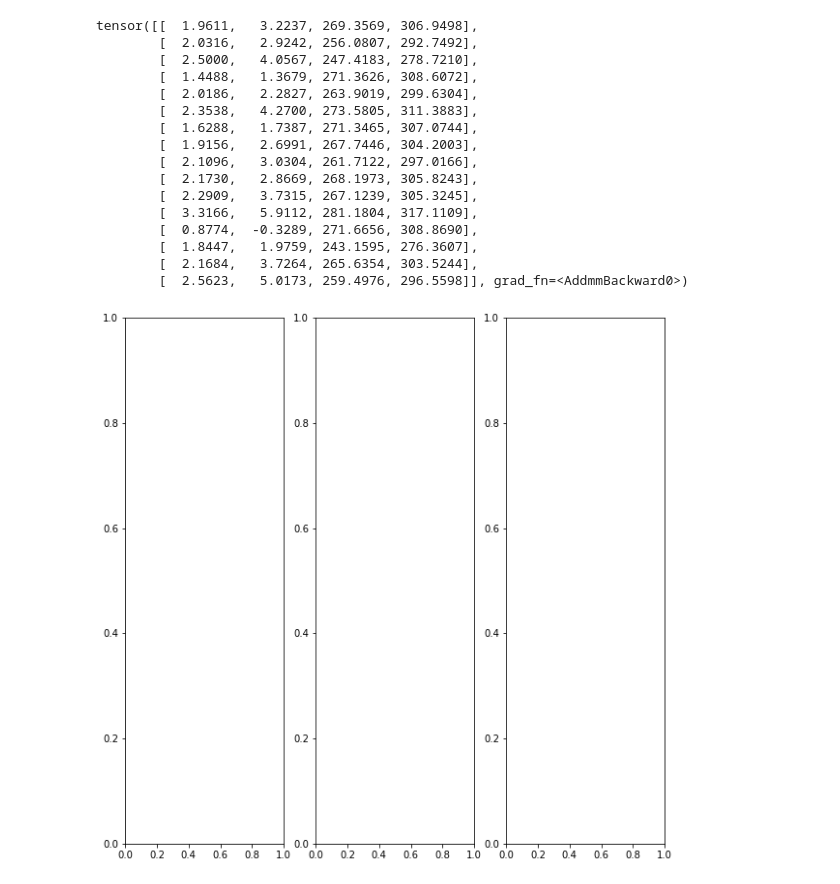
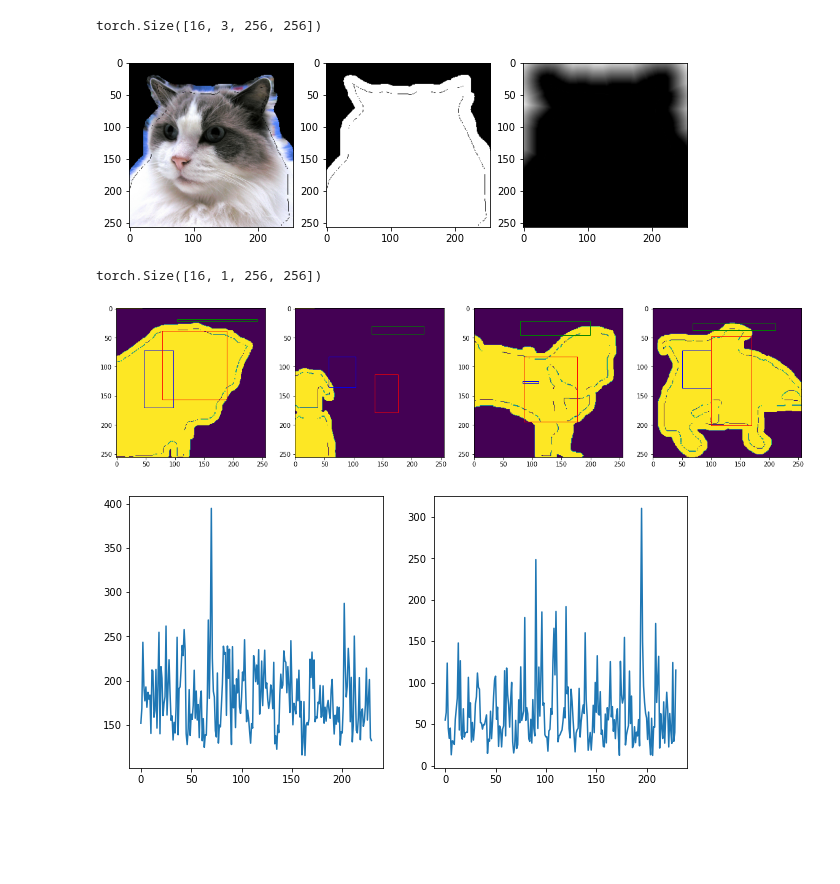
Before and after one commit to Patschwemm/Deep-Learning-Network-2D-Natural-Image-Decomposition, a Jupyter notebook: Training.ipynb, the cells around one changed output. Drawn from its saved outputs; the diff is of its cells as text; code cells hidden in the pictures; blank space fills up the shorter version.

Commit message:
Extendable Rectangles implemented, with negtive coord. penalty

```diff
--- a/Training.ipynb
+++ b/Training.ipynb
@@ -30,0 +29,13 @@ test_dataloader = DataLoader(test_dataset, batch_size=BATCH_SIZE, shuffle=False,
+# %%
+_, ax = plt.subplots(1,3, figsize=(10,10))
+
+for x, y in train_dataloader:
+    x_masked = preprocess_dataset.mask_rgb_imgs(x, y)
+    print(x_masked.shape)
+    ax[0].imshow(torch.permute(x_masked[0], (1, 2, 0)))
+    ax[1].imshow(torch.squeeze(y[0][0]), cmap="gray")
+    ax[2].imshow(torch.squeeze(y[0][1]), cmap="gray")
+    break
+# %% [output]
+torch.Size([16, 3, 256, 256])
+[figure, added]
@@ -63,41 +114,51 @@ def train(loader, model, optimizer, loss_fn, scaler, device):
 # %%
-model = DecompositionNetwork(batch_size=BATCH_SIZE)
+# triangles and squares are not defined yet
+prim_dict = {"Rectangles": 3, "Triangles": 0, "Squares": 0}
+model = DecompositionNetwork(prim_dict, batch_size=BATCH_SIZE, bias=0.1)
 optim = torch.optim.Adam(model.parameters(), lr=LEARNING_RATE)
 scaler = torch.cuda.amp.GradScaler()
-# summary(model.to(device=DEVICE), (3, 256, 256))
 
 
 for epoch in range(NUM_EPOCHS):
-    train(train_dataloader, model, optim, losses.all_loss_fn, scaler, device=DEVICE)
+    cov_losses, cons_losses = train(
+        prim_dict,
+        train_dataloader,
+        model,
+        optim,
+        losses.all_loss_fn,
+        10000,
+        0.02,
+        scaler,
+        device=DEVICE,
+        )
 
 model.to(device="cpu")
 torch.cuda.empty_cache()
 # %%
-_, ax = plt.subplots(1,3, figsize=(10,10))
-for x,y in test_dataloader:
+import importlib
+import visualize_rectangle
+importlib.reload(visualize_rectangle)
+
+# _, ax = plt.subplots(1,3, figsize=(10,10))
+for x, y in train_dataloader:
+    y_masked = torch.permute(y, (1, 0, 2, 3, 4 ))[0]
     x_masked = preprocess_dataset.mask_rgb_imgs(x,y)
-    predict= model(x_masked.float())
-    print(predict)
+    predict= model(y_masked.float())
+    torch.set_printoptions(precision=2, sci_mode=False)
+    # plt.imshow(torch.permute(y[0, 0, 0], (1, 2, 0)))
+    # plt.imshow(y[0, 0, 0], cmap="gray")
+    visualize_rectangle.rectangle_on_img(prim_dict, y_masked, predict.detach(), mode="rgb")
+
+    # for i in range(prim_dict["Rectangles"]):
+    #     print(predict[i, 0])
     break
-    # ax[0].imshow(torch.permute(x_masked[0], (1,2,0)), cmap="gray")
-    # ax[1].imshow(torch.squeeze(y[0][0]), cmap="gray")
-    # ax[2].imshow(torch.squeeze(y[0][1]), cmap="gray")
-    # break
 # %% [output]
-tensor([[  1.9611,   3.2237, 269.3569, 306.9498],
-        [  2.0316,   2.9242, 256.0807, 292.7492],
-        [  2.5000,   4.0567, 247.4183, 278.7210],
-        [  1.4488,   1.3679, 271.3626, 308.6072],
-        [  2.0186,   2.2827, 263.9019, 299.6304],
-        [  2.3538,   4.2700, 273.5805, 311.3883],
-        [  1.6288,   1.7387, 271.3465, 307.0744],
-        [  1.9156,   2.6991, 267.7446, 304.2003],
-        [  2.1096,   3.0304, 261.7122, 297.0166],
-        [  2.1730,   2.8669, 268.1973, 305.8243],
-        [  2.2909,   3.7315, 267.1239, 305.3245],
-        [  3.3166,   5.9112, 281.1804, 317.1109],
-        [  0.8774,  -0.3289, 271.6656, 308.8690],
-        [  1.8447,   1.9759, 243.1595, 276.3607],
-        [  2.1684,   3.7264, 265.6354, 303.5244],
-        [  2.5623,   5.0173, 259.4976, 296.5598]], grad_fn=<AddmmBackward0>)
+torch.Size([16, 1, 256, 256])
-[figure, old version]
+[figure, new version]
+# %%
+_, ax = plt.subplots(1, 2, figsize=(10, 5))
+ax[0].plot(cov_losses)
+ax[1].plot(cons_losses)
+plt.show()
+# %% [output]
+[figure, added]
```
Also changed, not shown: parts of 5 cells of this notebook, 7 other files.
